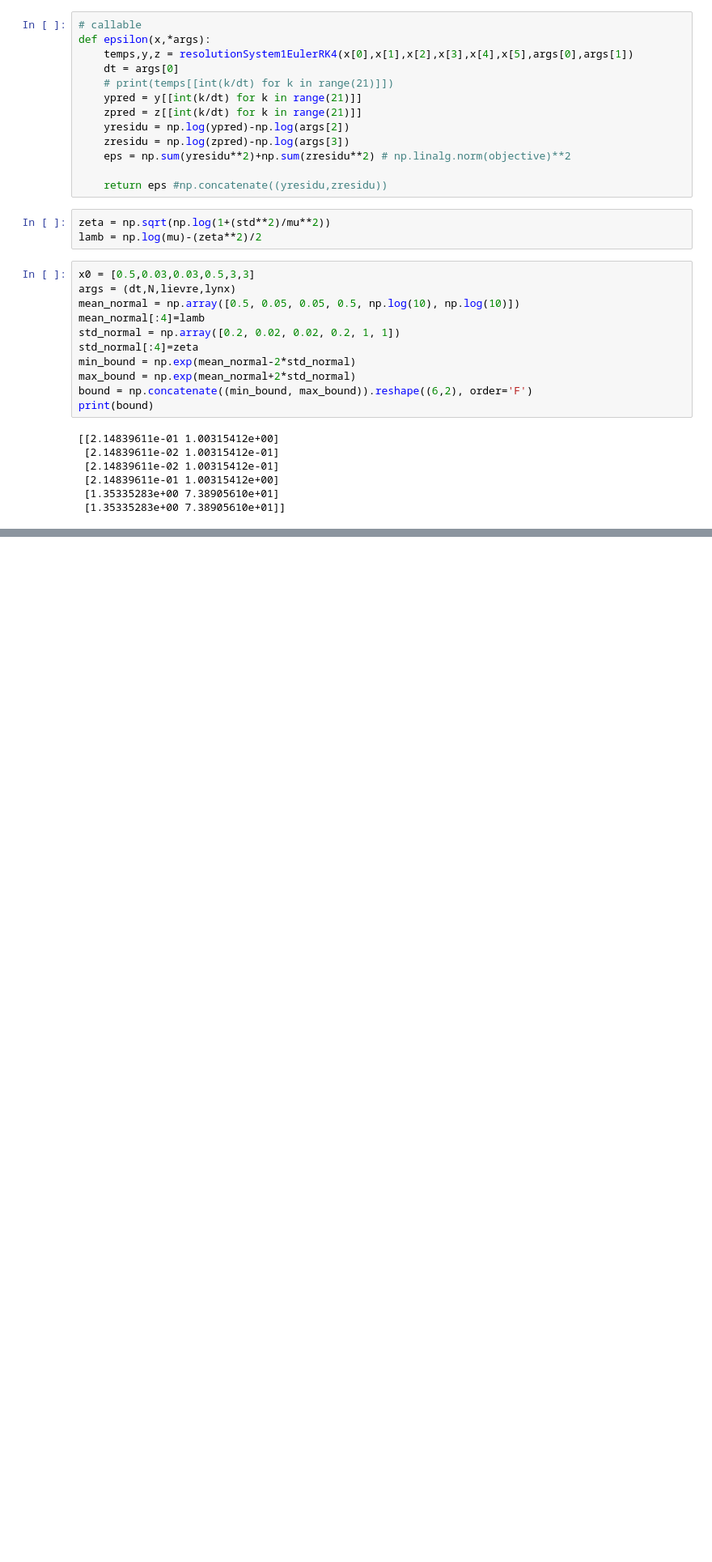
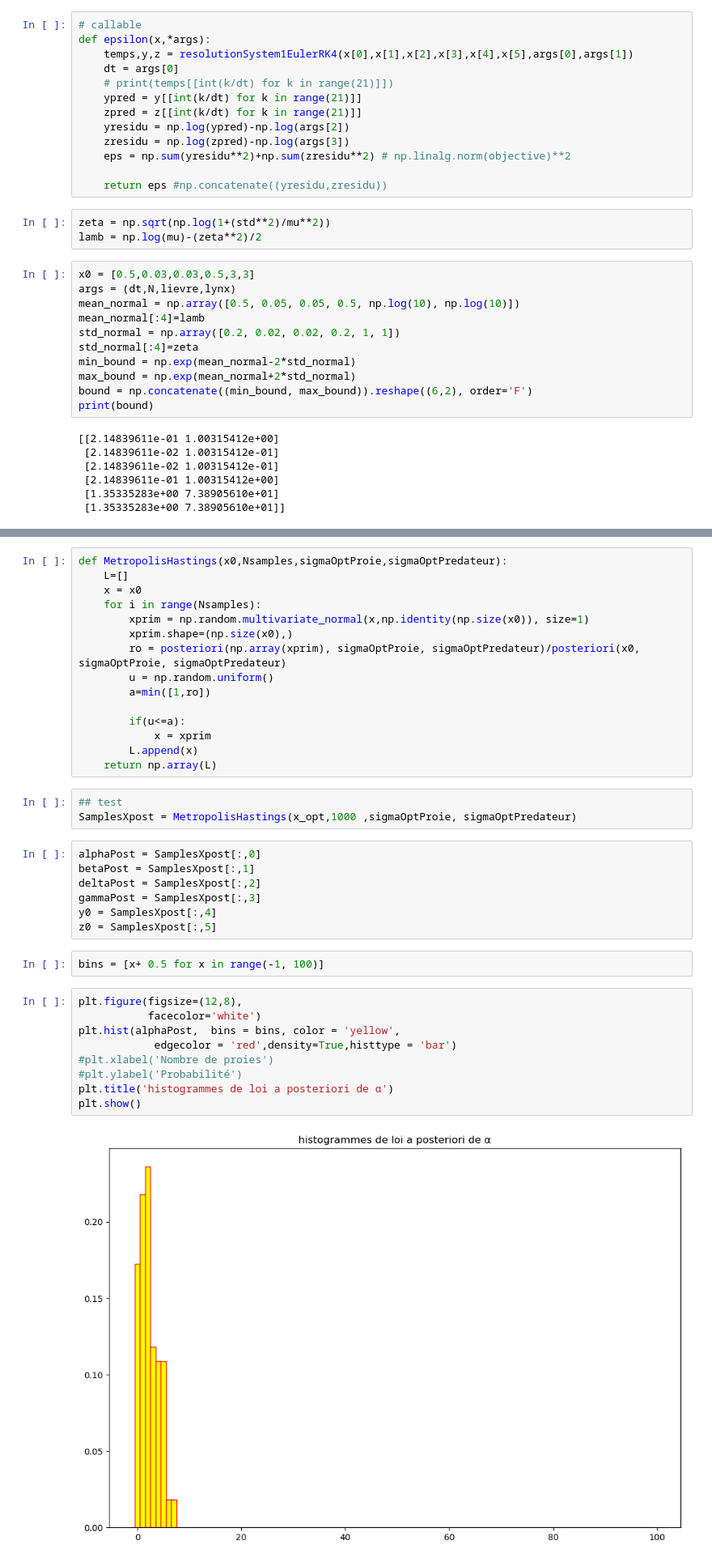
Before and after one commit to ZayedH/MAP568_project, a Jupyter notebook: MAP568.ipynb, the cells around one changed output, grey strips where cells are left out. Shown at 81% size. Cells and saved outputs as stored; diff of their text form; blank space fills up the shorter version.

Commit message:
metroboli hasting

```diff
--- a/MAP568.ipynb
+++ b/MAP568.ipynb
@@ -257,0 +322,38 @@ plt.show()
+# %%
+def MetropolisHastings(x0,Nsamples,sigmaOptProie,sigmaOptPredateur):
+    L=[]
+    x = x0
+    for i in range(Nsamples):
+        xprim = np.random.multivariate_normal(x,np.identity(np.size(x0)), size=1)
+        xprim.shape=(np.size(x0),)
+        ro = posteriori(np.array(xprim), sigmaOptProie, sigmaOptPredateur)/posteriori(x0, sigmaOptProie, sigmaOptPredateur)
+        u = np.random.uniform()
+        a=min([1,ro])
+
+        if(u<=a):
+            x = xprim
+        L.append(x)
+    return np.array(L)
+# %%
+## test
+SamplesXpost = MetropolisHastings(x_opt,1000 ,sigmaOptProie, sigmaOptPredateur)
+# %%
+alphaPost = SamplesXpost[:,0]
+betaPost = SamplesXpost[:,1]
+deltaPost = SamplesXpost[:,2]
+gammaPost = SamplesXpost[:,3]
+y0 = SamplesXpost[:,4]
+z0 = SamplesXpost[:,5]
+# %%
+bins = [x+ 0.5 for x in range(-1, 100)]
+# %%
+plt.figure(figsize=(12,8),
+           facecolor='white')
+plt.hist(alphaPost,  bins = bins, color = 'yellow',
+            edgecolor = 'red',density=True,histtype = 'bar')
+#plt.xlabel('Nombre de proies')
+#plt.ylabel('Probabilité')
+plt.title('histogrammes de loi a posteriori de α')
+plt.show()
+# %% [output]
+[figure, added]
```
Also changed, not shown: parts of 28 cells of this notebook.
